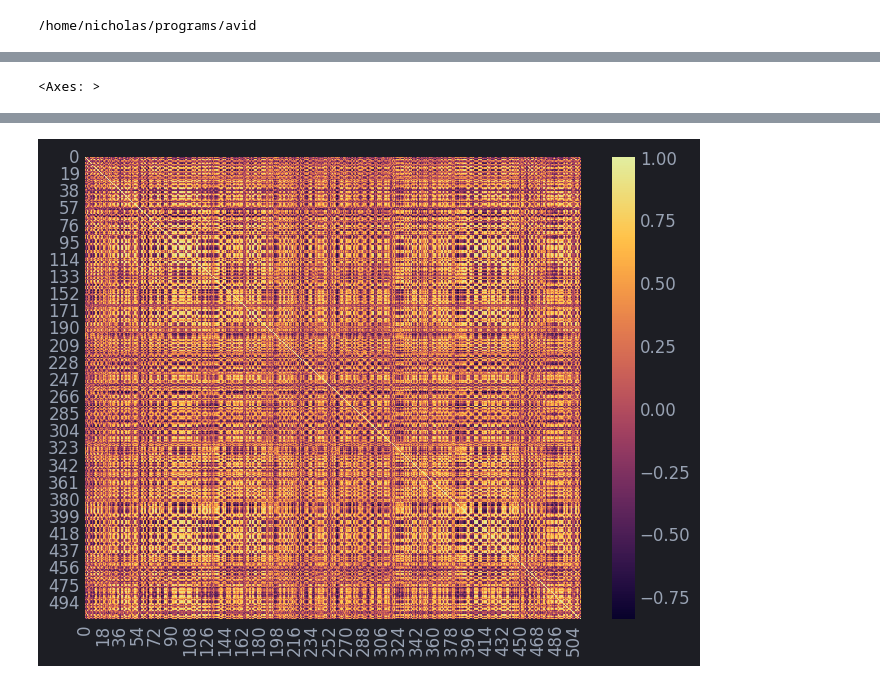
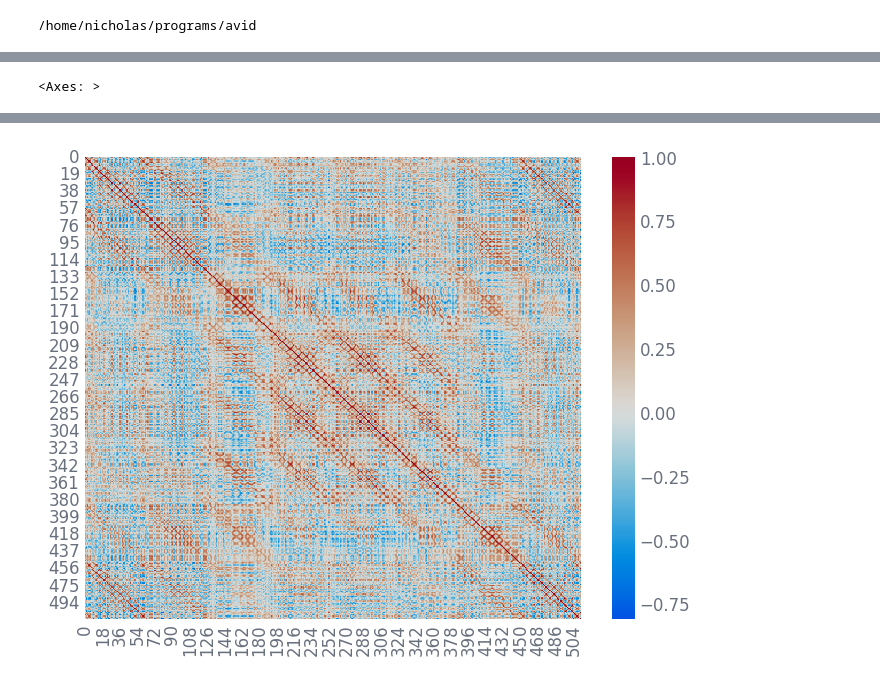
Before and after one commit to nicholas-miklaucic/avid, a Jupyter notebook: notebooks/embedding-visual.ipynb, the cells around one changed output, grey strips where cells are left out. Cells and saved outputs as stored; diff of their text form; code cells hidden in the pictures.

```diff
--- a/notebooks/embedding-visual.ipynb
+++ b/notebooks/embedding-visual.ipynb
@@ -25,7 +25,8 @@ from avid.training_state import TrainingRun
 from avid.checkpointing import best_ckpt
 
 # run_dir = Path('logs') / '03-17:45_918'
-run_dir = Path('logs') / 'e_form_no_downsample_564'
+# run_dir = Path('logs') / 'e_form_no_downsample_564'
+run_dir = Path('logs') / 'e_form_mlp_586'
 
 with open(run_dir / 'config.toml') as conf_file:
     config = pyrallis.cfgparsing.load(MainConfig, conf_file)
@@ -118,10 +137,10 @@ px.scatter(spec_df.reset_index(), x='x', y='y', text='index', width=800, height=
 # %%
-pos_emb = params['im_embed']['inner']['pos_embed']['pos_embedding'].astype(jnp.float32)
+pos_emb = params['mixer']['LazyInMLP_0']['Dense_0']['kernel'].astype(jnp.float32)
 pos_corr = jnp.corrcoef(pos_emb)
 
-sns.heatmap(pos_corr, cmap='rho_candela')
+sns.heatmap(pos_corr, cmap='rho_diverging', center=0)
 # %% [output]
 [interactive output not drawn]
 <Axes: >
 [interactive output not drawn]
-[figure, old version]
+[figure, new version]
```
Also changed, not shown: parts of 24 cells of this notebook, 25 other files.
